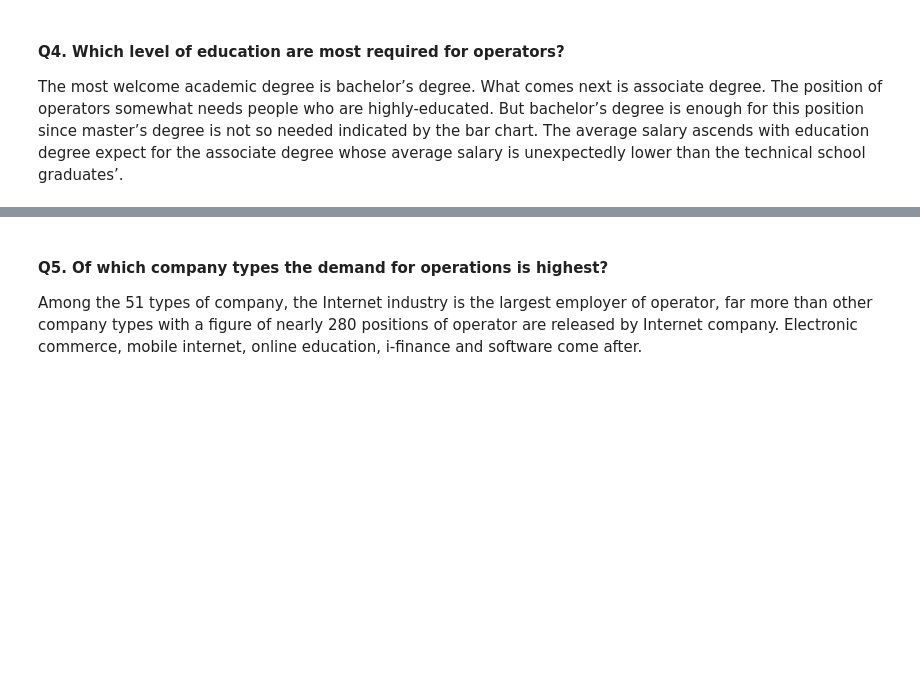
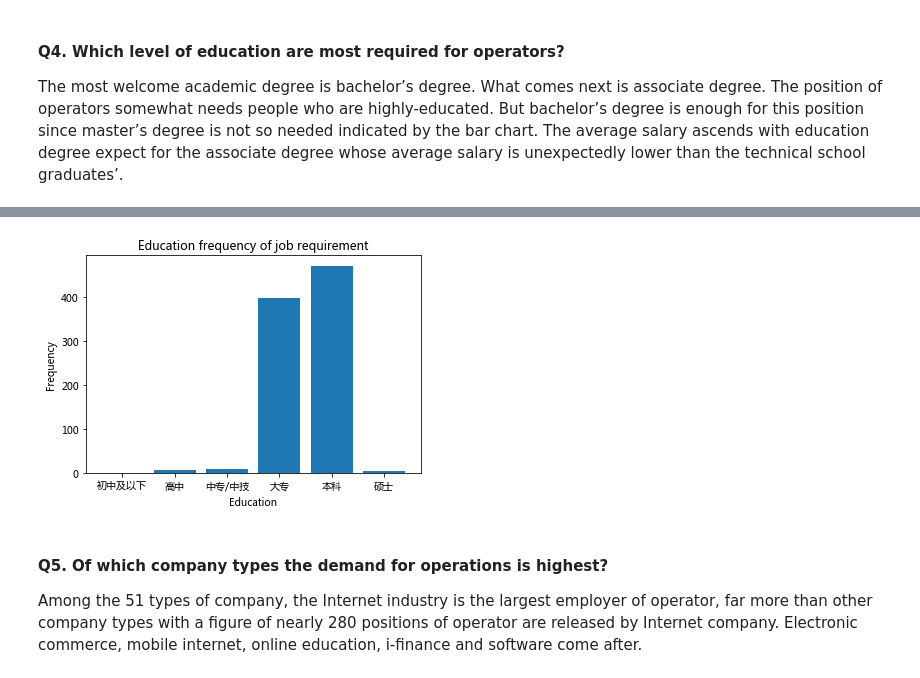
Before and after one commit to vivian-he00/com5507_finalproject, a Jupyter notebook: py_codes/Story_final project.ipynb, the cells around one changed output, grey strips where cells are left out. Saved outputs shown, nothing was run; the diff lists cells and outputs as text; code cells hidden in the pictures; blank space fills up the shorter version.

```diff
--- a/py_codes/Story_final project.ipynb
+++ b/py_codes/Story_final project.ipynb
@@ -600,32 +939,34 @@ df.requirement_edu.value_counts()
 # %%
 #公司类型分布直方图
 #绘制柱状图
 def drawBar_type(types):
     xticks=['初中及以下','高中','中专/中技','大专','本科','硕士']
     num_exps = {}
     #对每一类成绩进行频数统计
     for edu in edus:
         num_exps[edu] = num_exps.get(edu, 0) + 1
    #创建柱状图
    #第一个参数为柱的横坐标
    #第二个参数为柱的高度
    #参数align为柱的对齐方式，以第一个参数为参考标准
     pyplot.bar(range(6), [num_exps.get(xtick, 0) for xtick in xticks], align='center')
     #设置柱的文字说明
     #第一个参数为文字说明的横坐标
     #第二个参数为文字说明的内容
     pyplot.xticks(range(6), xticks)
     #设置横坐标的文字说明
     pyplot.xlabel('Education')
     #设置纵坐标的文字说明
     pyplot.ylabel('Frequency')
     #设置标题
     pyplot.title('Education frequency of job requirement')
     #绘图
     pyplot.show()
 
 edus = df.requirement_edu
-drawBar_edu(edus)
+drawBar_type(edus)
+# %% [output]
+[figure, added]
 # %% [markdown]
 #### Q5.  Of which company types the demand for operations is highest?
 
```
Also changed, not shown: parts of 51 cells of this notebook.
